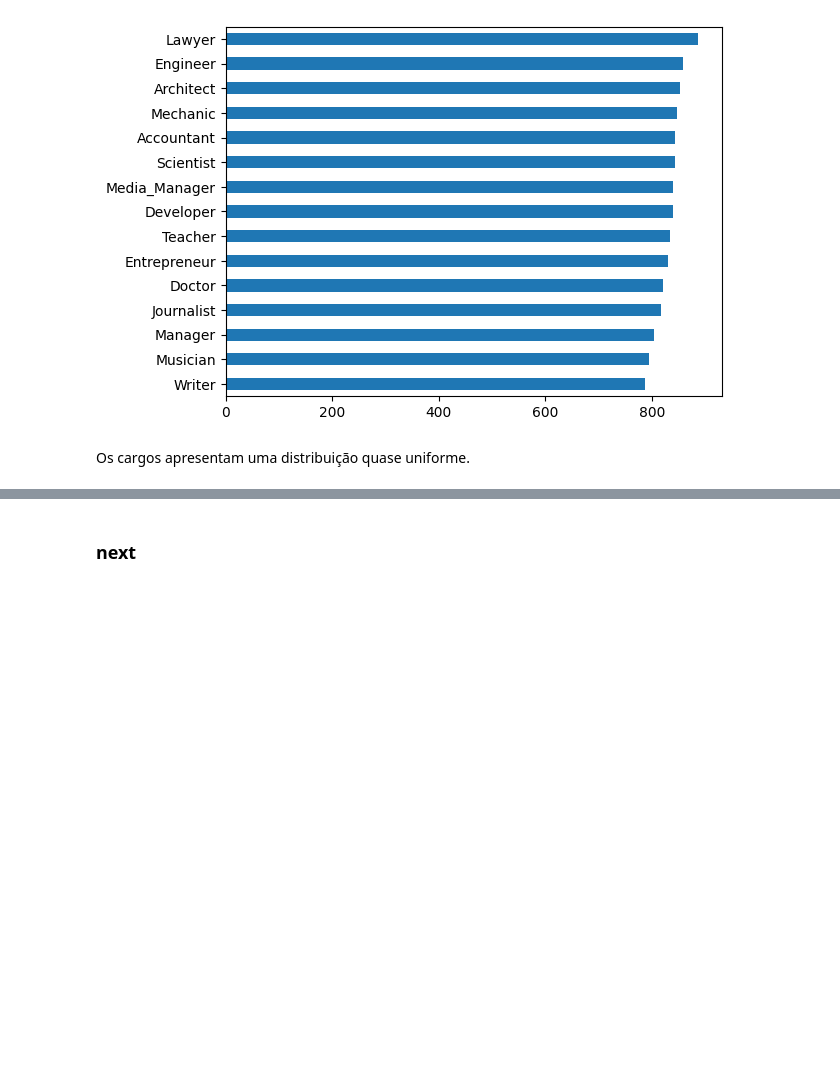
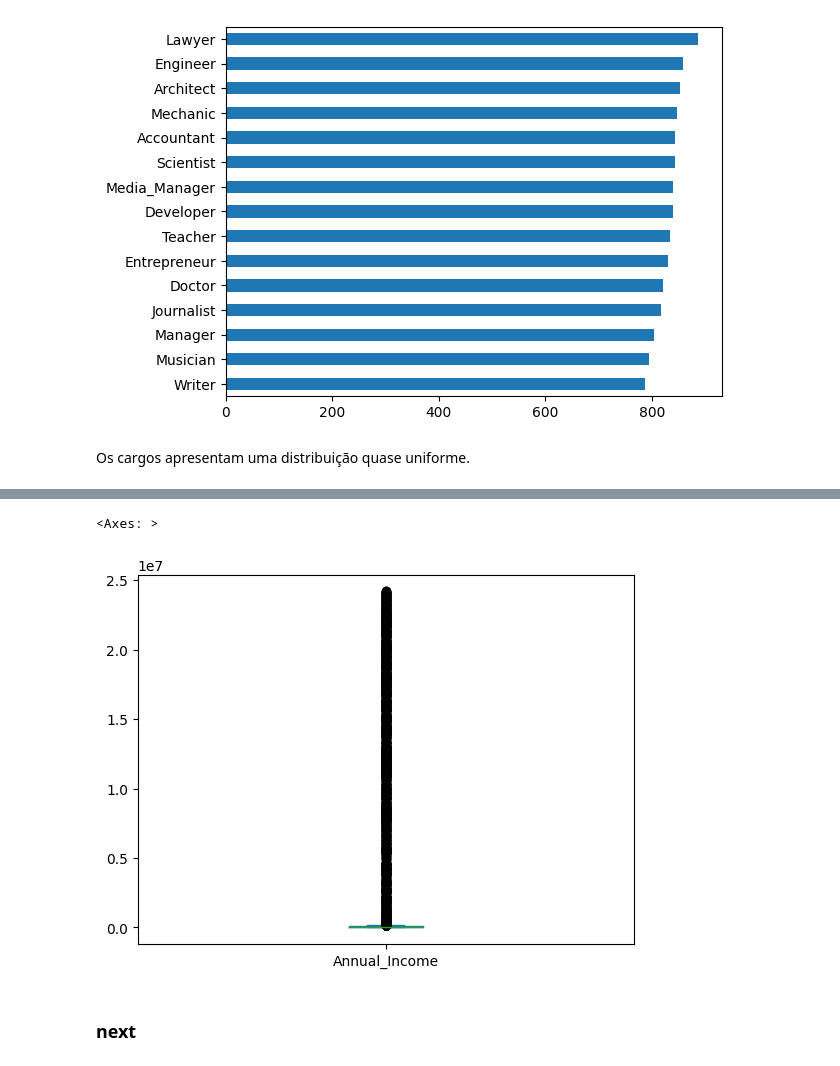
Before and after one commit to SLMath/Credit_Score-Analysis, a Jupyter notebook: credit_score.ipynb, the cells around one changed output, grey strips where cells are left out. Saved outputs shown, nothing was run; the diff lists cells and outputs as text; code cells hidden in the pictures; blank space fills up the shorter version.

```diff
--- a/credit_score.ipynb
+++ b/credit_score.ipynb
@@ -1106,3 +1101,9 @@ Os cargos apresentam uma distribuição quase uniforme.
+# %%
+# Apararentemente há uma grande quantidade de valores muito elevados
+data_df['Annual_Income'].plot.box()
+# %% [output]
+<Axes: >
+[figure, added]
 # %% [markdown]
 ### next
 # %% [markdown]
```
Also changed, not shown: parts of 21 cells of this notebook.
